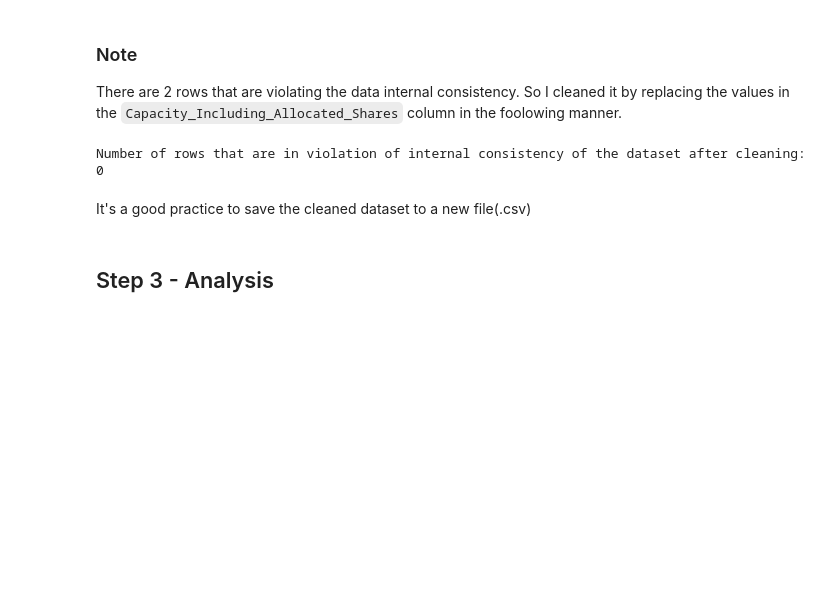
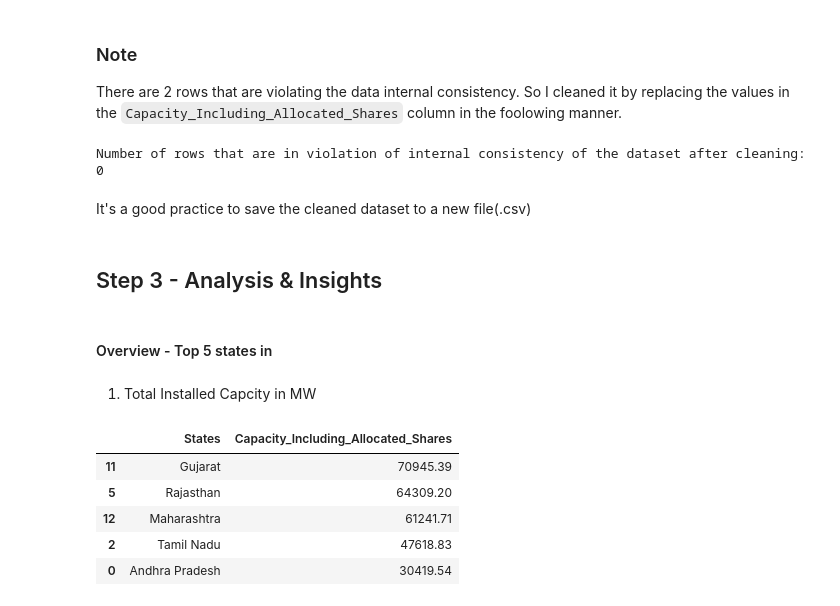
Before and after one commit to VishnuCodes96/capstone_projects, a Jupyter notebook: capstone_project_1.ipynb, the cells around one changed output. Saved outputs shown, nothing was run; the diff lists cells and outputs as text; code cells hidden in the pictures; blank space fills up the shorter version.

Commit message:
Finished Analysis and Insights

```diff
--- a/capstone_project_1.ipynb
+++ b/capstone_project_1.ipynb
@@ -230,2 +230,15 @@ clean_states_df.to_csv("cleaned_state_wise_renewable_energy.csv", index=False)
 # %% [markdown]
-## Step 3 - Analysis
+## Step 3 - Analysis & Insights
+# %% [markdown]
+#### Overview - Top 5 states in
+# %% [markdown]
+1. Total Installed Capcity in MW
+# %%
+state_region_merge_df[['States','Capacity_Including_Allocated_Shares']].sort_values('Capacity_Including_Allocated_Shares',ascending=False).head()
+# %% [output]
+|  | States | Capacity_Including_Allocated_Shares |
+| 11 | Gujarat | 70945.39 |
+| 5 | Rajasthan | 64309.20 |
+| 12 | Maharashtra | 61241.71 |
+| 2 | Tamil Nadu | 47618.83 |
+| 0 | Andhra Pradesh | 30419.54 |
```
Also changed, not shown: parts of 23 cells of this notebook.
